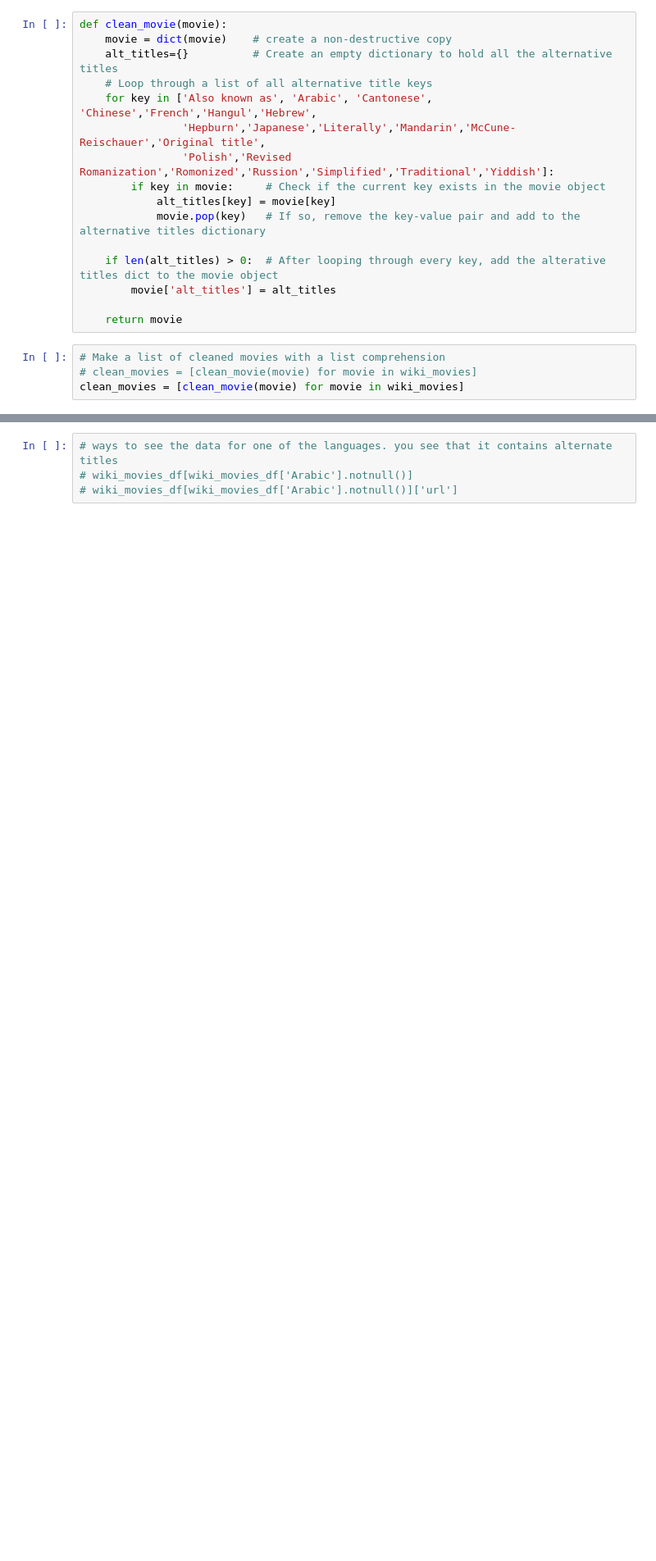
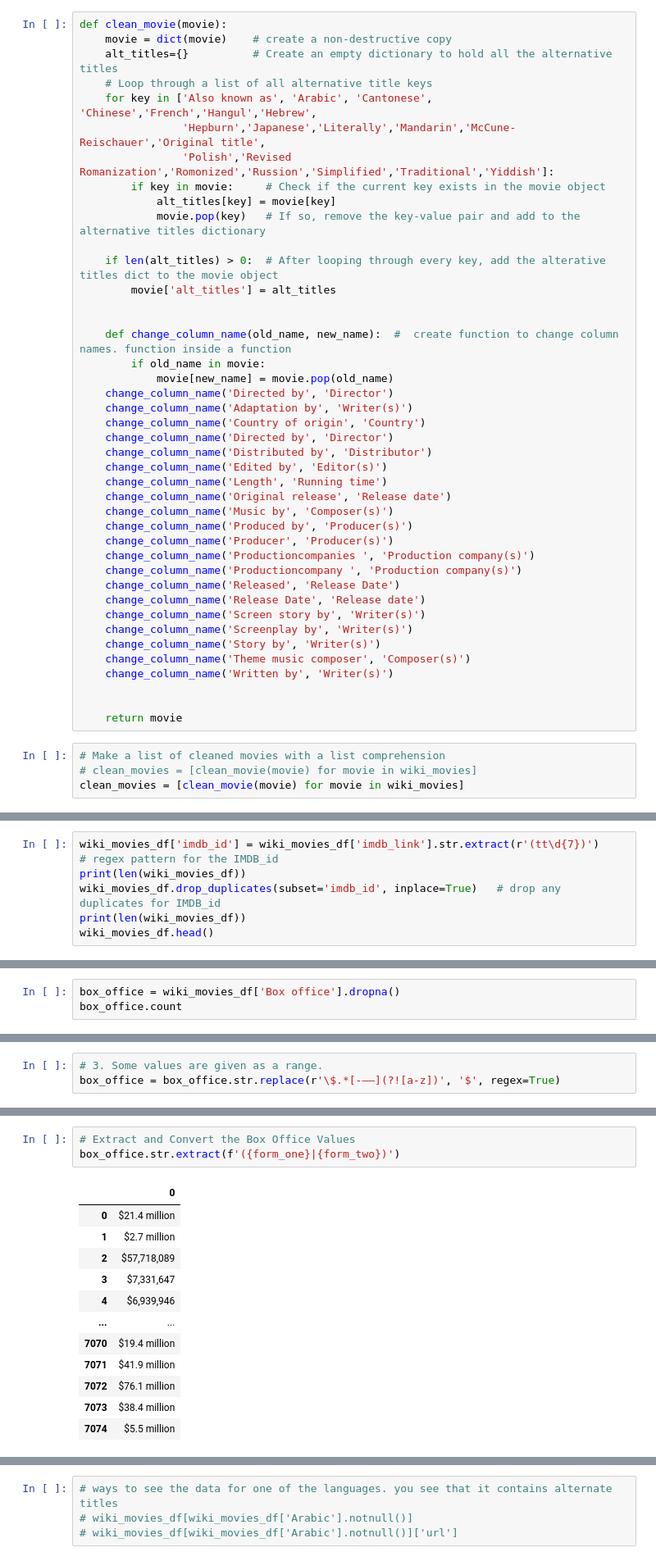
Before and after one commit to summerstime/Movies_ETL, a Jupyter notebook: Movies.ipynb, the cells around one changed output, grey strips where cells are left out. Shown at 82% size. Saved outputs shown, nothing was run; the diff lists cells and outputs as text; blank space fills up the shorter version.

```diff
--- a/Movies.ipynb
+++ b/Movies.ipynb
@@ -132,6 +133,32 @@ def clean_movie(movie):
     if len(alt_titles) > 0:  # After looping through every key, add the alterative titles dict to the movie object
         movie['alt_titles'] = alt_titles
 
+
+    def change_column_name(old_name, new_name):  #  create function to change column names. function inside a function
+        if old_name in movie:
+            movie[new_name] = movie.pop(old_name)
+    change_column_name('Directed by', 'Director')
+    change_column_name('Adaptation by', 'Writer(s)')
+    change_column_name('Country of origin', 'Country')
+    change_column_name('Directed by', 'Director')
+    change_column_name('Distributed by', 'Distributor')
+    change_column_name('Edited by', 'Editor(s)')
+    change_column_name('Length', 'Running time')
+    change_column_name('Original release', 'Release date')
+    change_column_name('Music by', 'Composer(s)')
+    change_column_name('Produced by', 'Producer(s)')
+    change_column_name('Producer', 'Producer(s)')
+    change_column_name('Productioncompanies ', 'Production company(s)')
+    change_column_name('Productioncompany ', 'Production company(s)')
+    change_column_name('Released', 'Release Date')
+    change_column_name('Release Date', 'Release date')
+    change_column_name('Screen story by', 'Writer(s)')
+    change_column_name('Screenplay by', 'Writer(s)')
+    change_column_name('Story by', 'Writer(s)')
+    change_column_name('Theme music composer', 'Composer(s)')
+    change_column_name('Written by', 'Writer(s)')
+
+
     return movie
 # %%
 # Make a list of cleaned movies with a list comprehension
@@ -159,3 +186,9 @@ sorted(wiki_movies_df.columns.tolist())
  'title',
  'url',
  'year']
+# %%
+wiki_movies_df['imdb_id'] = wiki_movies_df['imdb_link'].str.extract(r'(tt\d{7})')    # regex pattern for the IMDB_id
+print(len(wiki_movies_df))
+wiki_movies_df.drop_duplicates(subset='imdb_id', inplace=True)   # drop any duplicates for IMDB_id
+print(len(wiki_movies_df))
+wiki_movies_df.head()
@@ -161,0 +286,3 @@ sorted(wiki_movies_df.columns.tolist())
+# %%
+box_office = wiki_movies_df['Box office'].dropna()
+box_office.count
@@ -161,0 +373,3 @@ sorted(wiki_movies_df.columns.tolist())
+# %%
+# 3. Some values are given as a range.
+box_office = box_office.str.replace(r'\$.*[-—–](?![a-z])', '$', regex=True)
@@ -161,0 +379,16 @@ sorted(wiki_movies_df.columns.tolist())
+# %%
+# Extract and Convert the Box Office Values
+box_office.str.extract(f'({form_one}|{form_two})')
+# %% [output]
+|  | 0 |
+| 0 | $21.4 million |
+| 1 | $2.7 million |
+| 2 | $57,718,089 |
+| 3 | $7,331,647 |
+| 4 | $6,939,946 |
+| ... | ... |
+| 7070 | $19.4 million |
+| 7071 | $41.9 million |
+| 7072 | $76.1 million |
+| 7073 | $38.4 million |
+| 7074 | $5.5 million |
```
Also changed, not shown: parts of 39 cells of this notebook, 2 other files.
